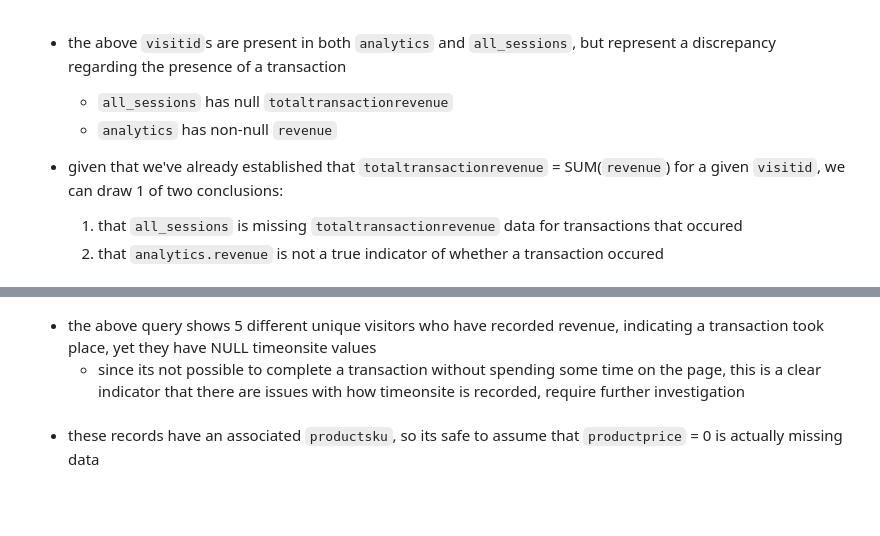
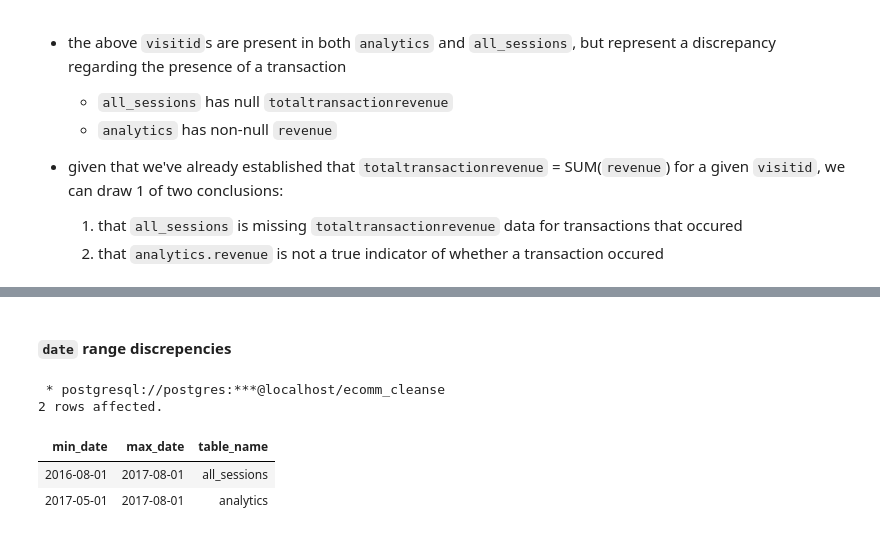
Before and after one commit to sd-brewer/ecomm-cleanse, a Jupyter notebook: notebooks/03_data_exploration_and_analysis.ipynb, the cells around one changed output, grey strips where cells are left out. Saved outputs shown, nothing was run; the diff lists cells and outputs as text; code cells hidden in the pictures; blank space fills up the shorter version.

```diff
--- a/notebooks/03_data_exploration_and_analysis.ipynb
+++ b/notebooks/03_data_exploration_and_analysis.ipynb
@@ -1953,5 +1575,22 @@ ORDER BY date, visitid;
-# %% [markdown]
-- the above query shows 5 different unique visitors who have recorded revenue, indicating a transaction took place, yet they have NULL timeonsite values
-    - since its not possible to complete a transaction without spending some time on the page, this is a clear indicator that there are issues with how timeonsite is recorded, require further investigation
-# %% [markdown]
-- these records have an associated `productsku`, so its safe to assume that `productprice` = 0 is actually missing data
+# %% [markdown]
+#### `date` range discrepencies
+# %%
+%%sql
+
+SELECT
+    MIN(date) AS min_date,
+    MAX(date) AS max_date,
+    'analytics' AS table_name
+FROM analytics
+UNION
+SELECT
+    MIN(date) AS min_date,
+    MAX(date) AS max_date,
+    'all_sessions' AS table_name
+FROM all_sessions
+# %% [output]
+ * postgresql://postgres:***@localhost/ecomm_cleanse
+2 rows affected.
+| min_date | max_date | table_name |
+| 2016-08-01 | 2017-08-01 | all_sessions |
+| 2017-05-01 | 2017-08-01 | analytics |
```
Also changed, not shown: parts of 165 cells of this notebook, 1 other file.
